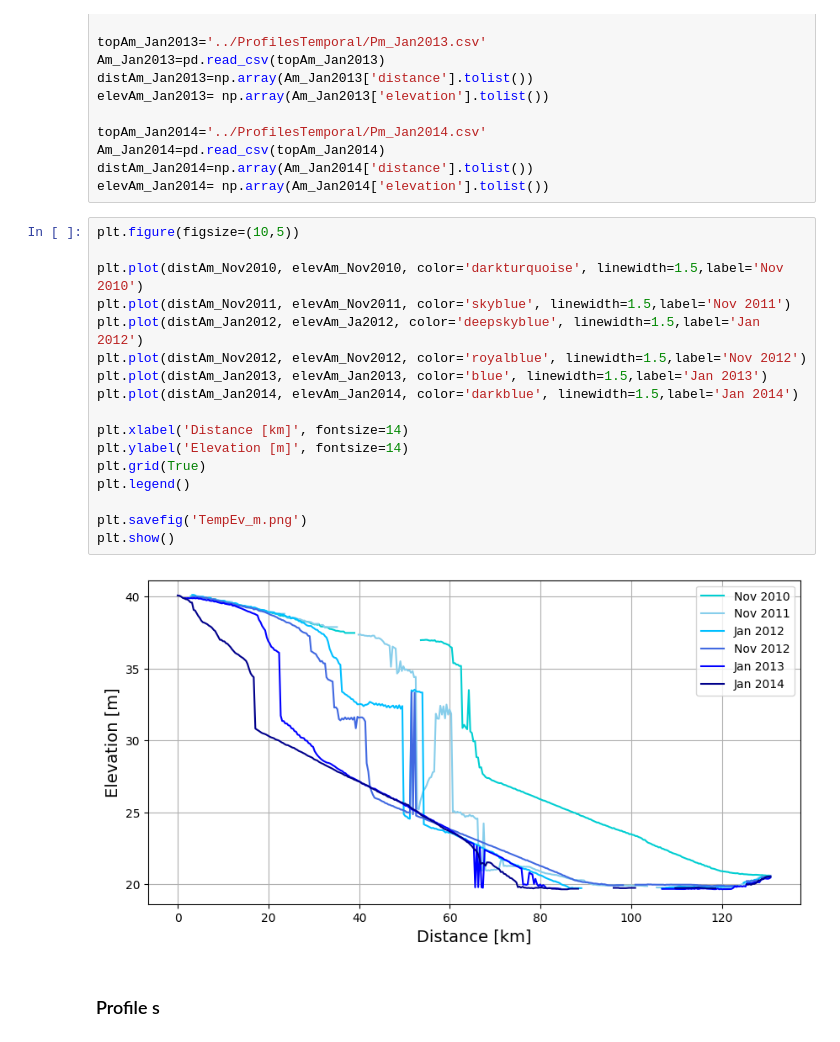
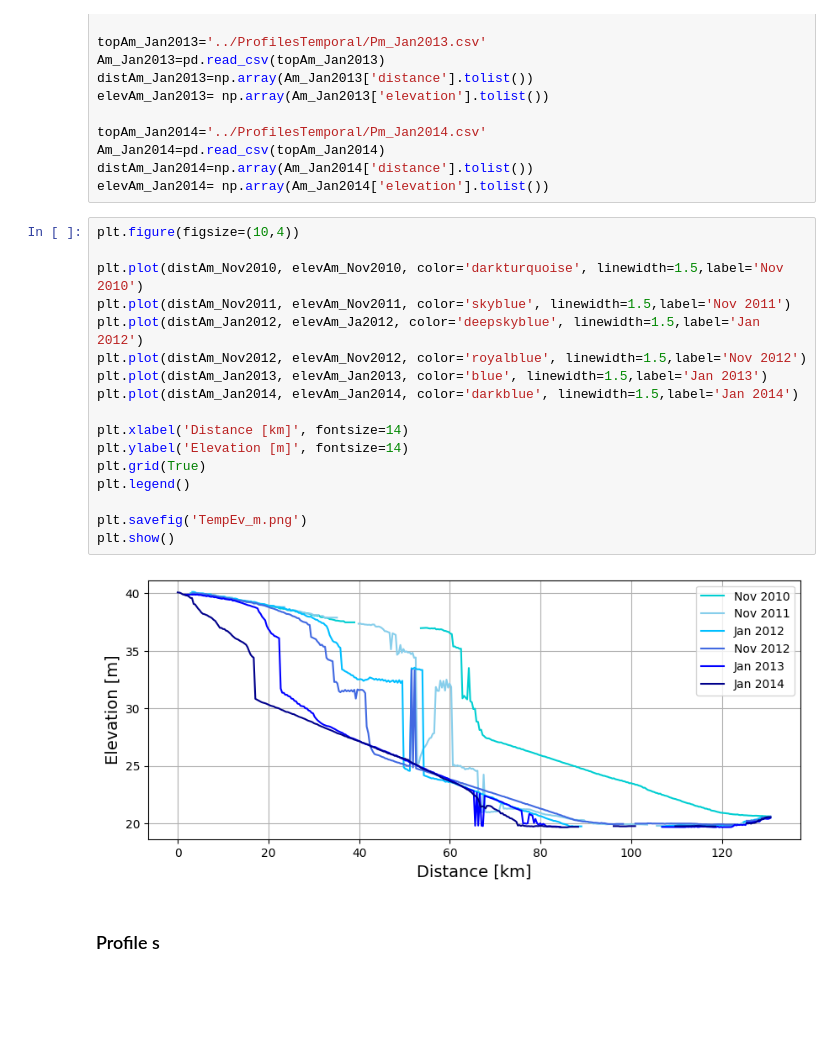
Before and after one commit to lsperezm/Martian_Icy_Scarps, a Jupyter notebook: Code/Antarctica.ipynb, the cells around one changed output. Drawn from its saved outputs; the diff is of its cells as text; blank space fills up the shorter version.

```diff
--- a/Code/Antarctica.ipynb
+++ b/Code/Antarctica.ipynb
@@ -554,24 +707,24 @@ Am_Jan2014=pd.read_csv(topAm_Jan2014)
 distAm_Jan2014=np.array(Am_Jan2014['distance'].tolist())
 elevAm_Jan2014= np.array(Am_Jan2014['elevation'].tolist())
 # %%
-plt.figure(figsize=(10,5))
+plt.figure(figsize=(10,4))
 
 plt.plot(distAm_Nov2010, elevAm_Nov2010, color='darkturquoise', linewidth=1.5,label='Nov 2010')
 plt.plot(distAm_Nov2011, elevAm_Nov2011, color='skyblue', linewidth=1.5,label='Nov 2011')
 plt.plot(distAm_Jan2012, elevAm_Ja2012, color='deepskyblue', linewidth=1.5,label='Jan 2012')
 plt.plot(distAm_Nov2012, elevAm_Nov2012, color='royalblue', linewidth=1.5,label='Nov 2012')
 plt.plot(distAm_Jan2013, elevAm_Jan2013, color='blue', linewidth=1.5,label='Jan 2013')
 plt.plot(distAm_Jan2014, elevAm_Jan2014, color='darkblue', linewidth=1.5,label='Jan 2014')
 
 plt.xlabel('Distance [km]', fontsize=14)
 plt.ylabel('Elevation [m]', fontsize=14)
 plt.grid(True)
 plt.legend()
 
 plt.savefig('TempEv_m.png')
 plt.show()
 # %% [output]
-[figure, old version]
+[figure, new version]
 # %% [markdown]
 ### Profile s
 # %%
```
Also changed, not shown: parts of 17 cells of this notebook, 24 other files.
